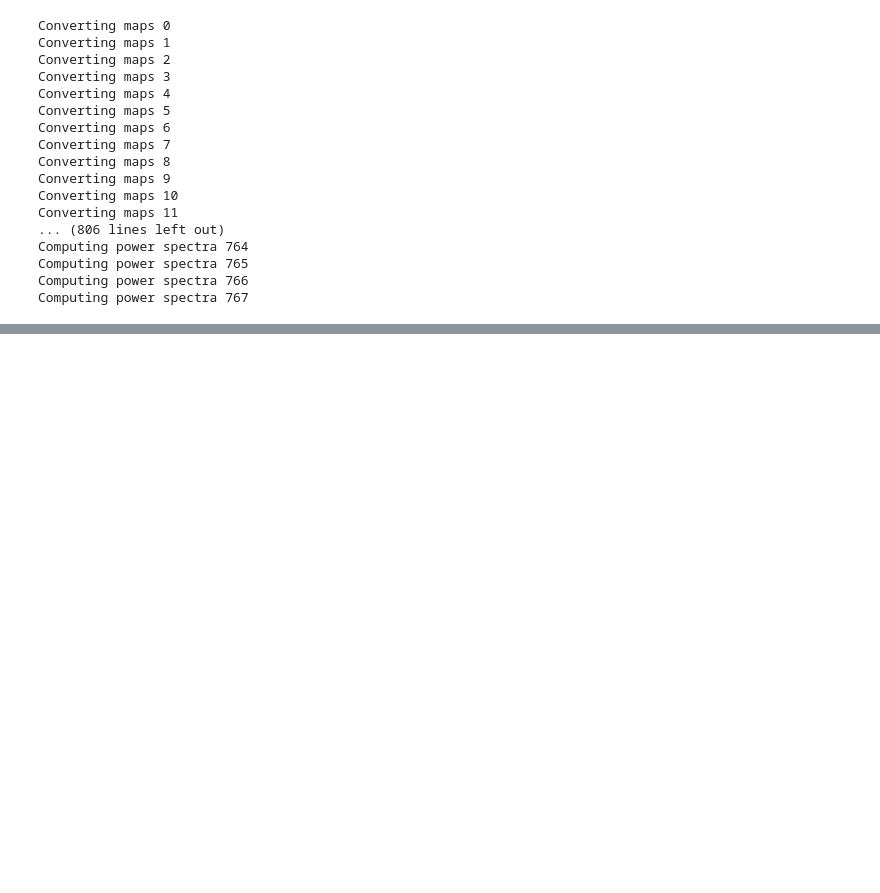
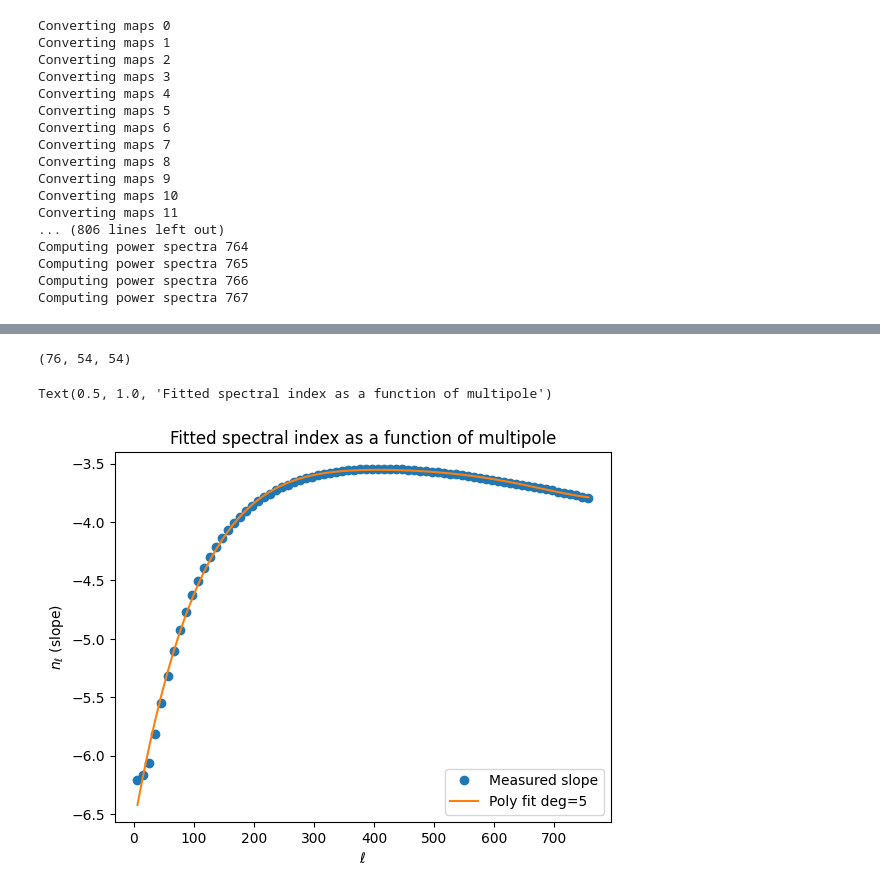
Before and after one commit to urwa99/MASS_Thesis, a Jupyter notebook: HI/parametric_model.ipynb, the cells around one changed output, grey strips where cells are left out. Drawn from its saved outputs; the diff is of its cells as text; code cells hidden in the pictures; blank space fills up the shorter version.

```diff
--- a/HI/parametric_model.ipynb
+++ b/HI/parametric_model.ipynb
@@ -370,0 +358,31 @@ Number of iterations: 36, function evaluations: 36, CG iterations: 35, optimalit
+# %%
+hi_binned.shape
+# %% [output]
+(76, 54, 54)
+# %%
+n_ell = []
+log_nu = np.log10(freqs[:-1])
+
+for i, cl in enumerate(fit_cl):
+
+    log_cl = np.log10(cl)
+
+    coeffs = np.polyfit(log_nu, log_cl, deg=1)
+    n_ell.append(coeffs[0])  # slope
+
+
+
+deg = 5
+n_coeffs = np.polyfit(leff, n_ell, deg=deg)
+n_poly = np.poly1d(n_coeffs)
+n_fit=n_poly(leff)
+
+plt.plot(leff, n_ell, 'o', label='Measured slope')
+plt.plot(leff, n_fit, '-', label=f'Poly fit deg={deg}')
+plt.xlabel(r'$\ell$')
+plt.ylabel(r'$n_\ell$ (slope)')
+plt.legend()
+plt.title("Fitted spectral index as a function of multipole")
+# %% [output]
+Text(0.5, 1.0, 'Fitted spectral index as a function of multipole')
+[figure, added]
```
Also changed, not shown: parts of 24 cells of this notebook.
